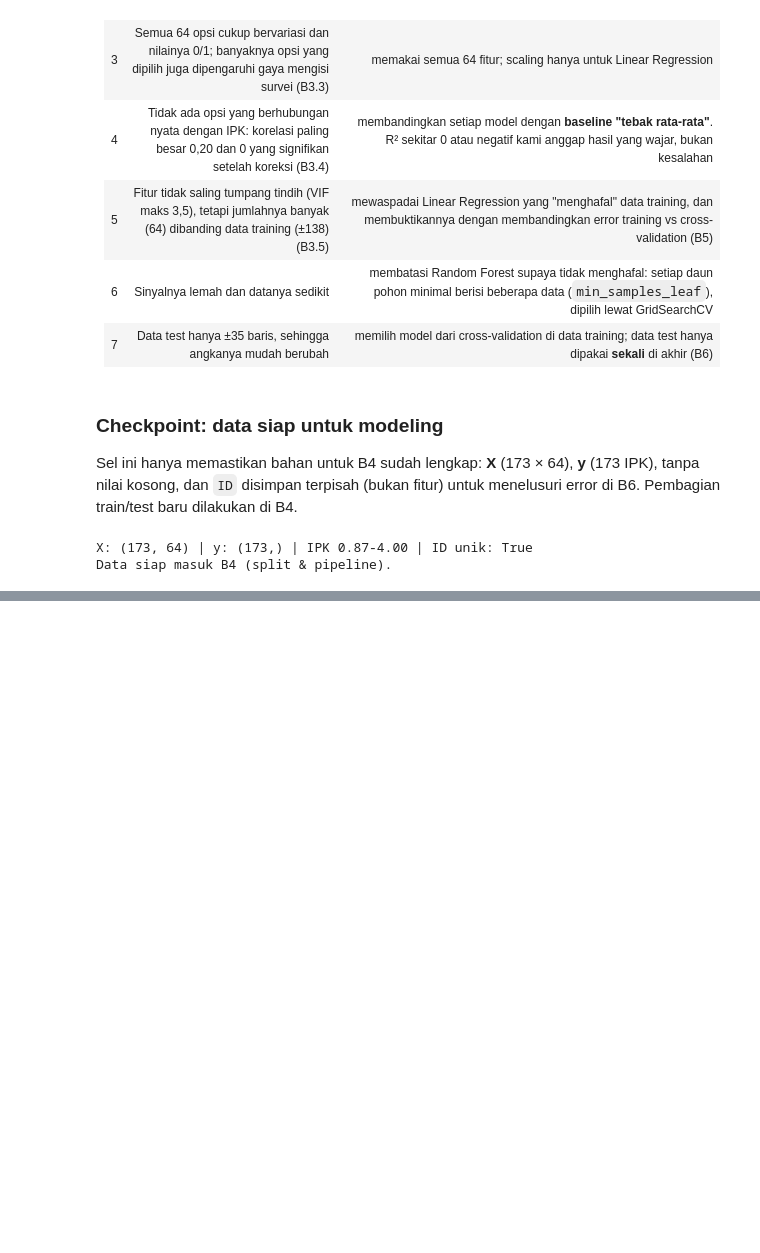
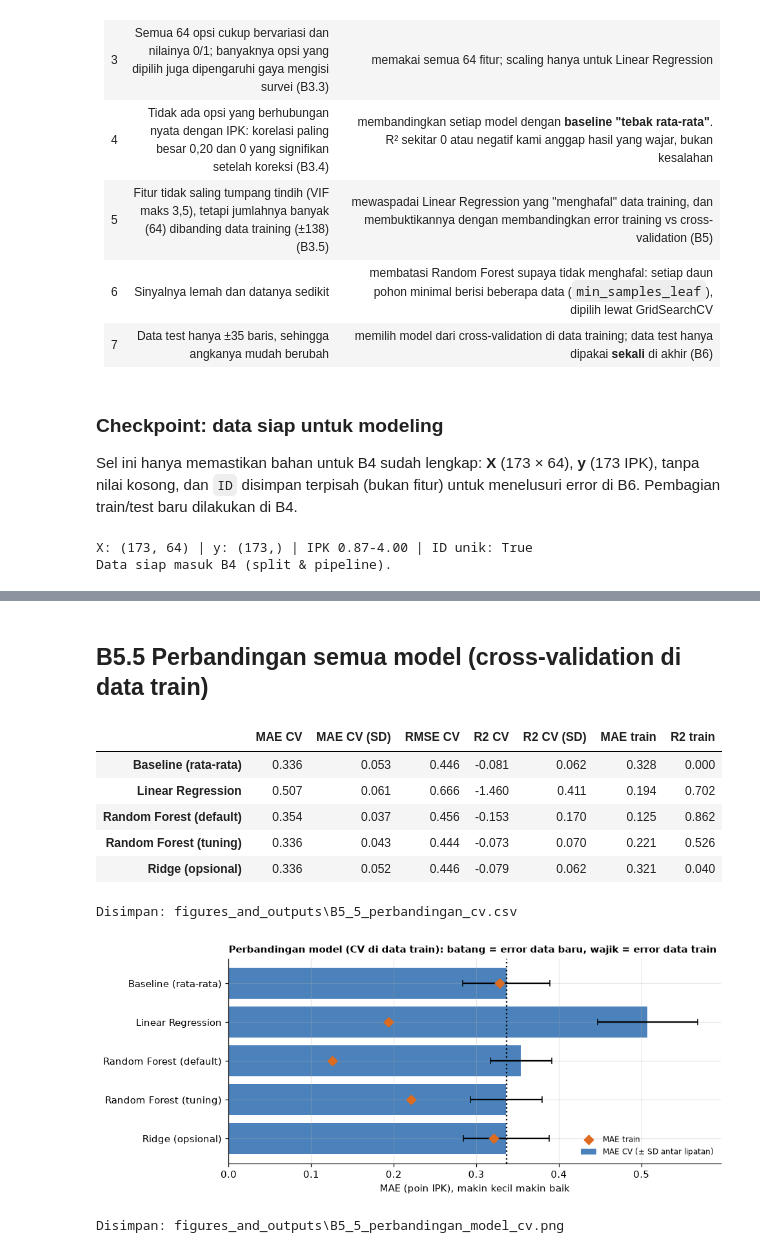
Before and after one commit to edwardchristi4n/machine_learning_final_exam, a Jupyter notebook: notebook/Notebook_B_Regresi_IPK.ipynb, the cells around one changed output, grey strips where cells are left out. Drawn from its saved outputs; the diff is of its cells as text; code cells hidden in the pictures; blank space fills up the shorter version.

```diff
--- a/notebook/Notebook_B_Regresi_IPK.ipynb
+++ b/notebook/Notebook_B_Regresi_IPK.ipynb
@@ -963,0 +1341,32 @@ Data siap masuk B4 (split & pipeline).
+# %% [markdown]
+## B5.5 Perbandingan semua model (cross-validation di data train)
+# %%
+urutan = ["Baseline (rata-rata)", "Linear Regression", "Random Forest (default)", "Random Forest (tuning)", "Ridge (opsional)"]
+hasil_cv = hasil_cv.loc[urutan].astype(float)
+display(hasil_cv.round(3))
+simpan_tabel(hasil_cv.round(4), "B5_5_perbandingan_cv")
+
+fig, ax = plt.subplots(figsize=(9, 3.8))
+posisi = np.arange(len(urutan))
+ax.barh(posisi, hasil_cv["MAE CV"], xerr=hasil_cv["MAE CV (SD)"], color=BIRU, alpha=0.85,
+        error_kw=dict(ecolor="black", capsize=3), label="MAE CV (± SD antar lipatan)")
+ax.scatter(hasil_cv["MAE train"], posisi, color=ORANYE, zorder=3, s=45, marker="D", label="MAE train")
+ax.axvline(hasil_cv.loc["Baseline (rata-rata)", "MAE CV"], color="black", ls=":", lw=1.5)
+ax.set_yticks(posisi, urutan)
+ax.invert_yaxis()
+ax.set_xlabel("MAE (poin IPK), makin kecil makin baik")
+ax.set_title("Perbandingan model (CV di data train): batang = error data baru, wajik = error data train",
+             loc="left", fontsize=10, fontweight="bold")
+ax.legend(frameon=False, fontsize=8, loc="lower right")
+fig.tight_layout()
+simpan_fig(fig, "B5_5_perbandingan_model_cv")
+# %% [output]
+|  | MAE CV | MAE CV (SD) | RMSE CV | R2 CV | R2 CV (SD) | MAE train | R2 train |
+| Baseline (rata-rata) | 0.336 | 0.053 | 0.446 | -0.081 | 0.062 | 0.328 | 0.000 |
+| Linear Regression | 0.507 | 0.061 | 0.666 | -1.460 | 0.411 | 0.194 | 0.702 |
+| Random Forest (default) | 0.354 | 0.037 | 0.456 | -0.153 | 0.170 | 0.125 | 0.862 |
+| Random Forest (tuning) | 0.336 | 0.043 | 0.444 | -0.073 | 0.070 | 0.221 | 0.526 |
+| Ridge (opsional) | 0.336 | 0.052 | 0.446 | -0.079 | 0.062 | 0.321 | 0.040 |
+Disimpan: figures_and_outputs\B5_5_perbandingan_cv.csv
+[figure, added]
+Disimpan: figures_and_outputs\B5_5_perbandingan_model_cv.png
```
Also changed, not shown: parts of 50 cells of this notebook, 16 other files.
